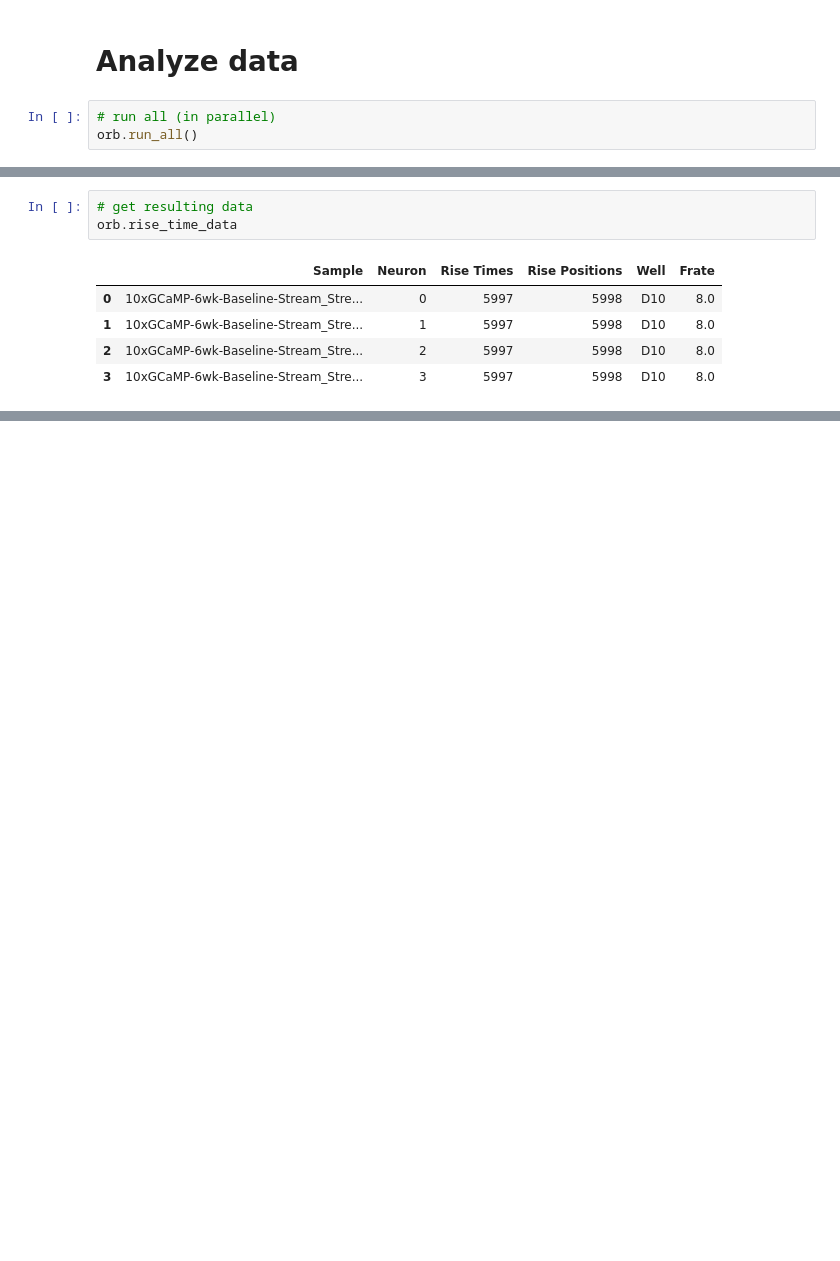
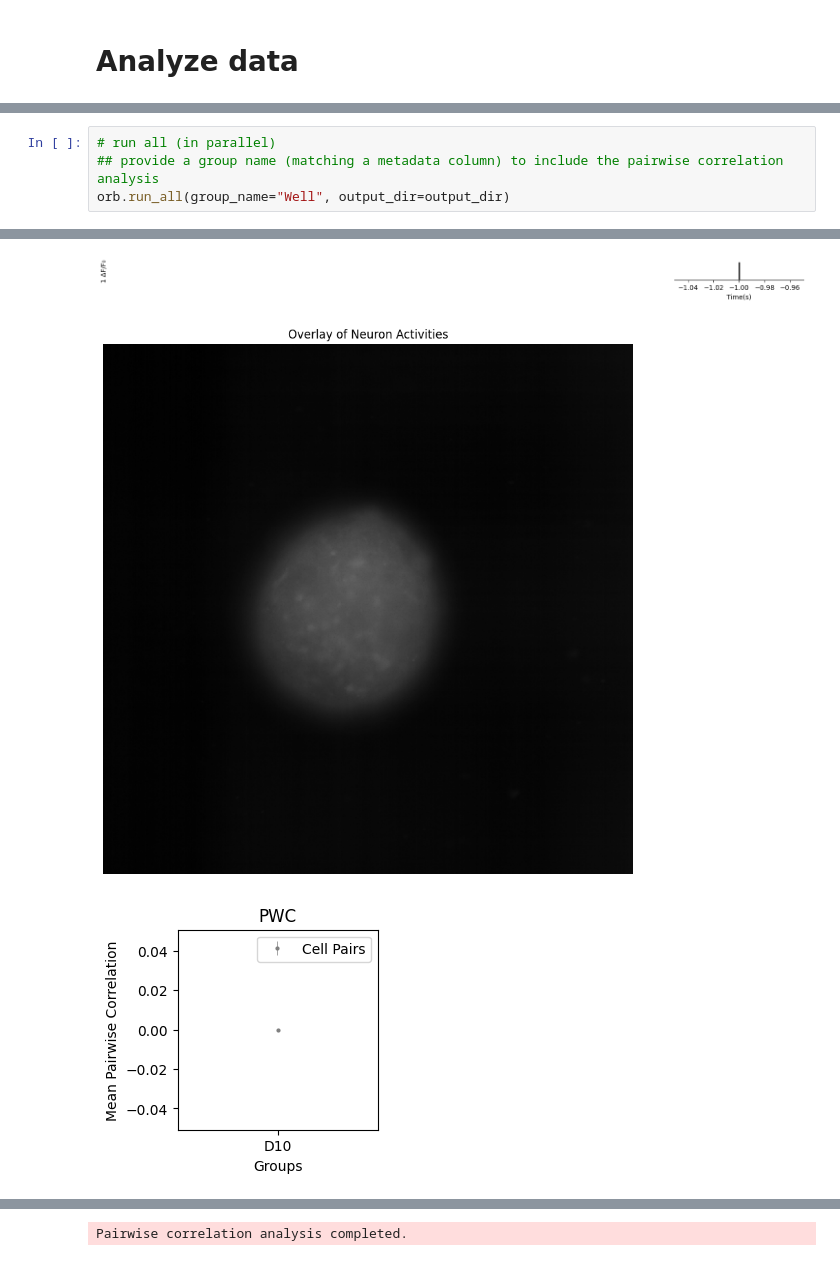
Before and after one commit to ArcInstitute/Wizards-Staff, a Jupyter notebook: wizards_staff_example.ipynb, the cells around one changed output, grey strips where cells are left out. Saved outputs shown, nothing was run; the diff lists cells and outputs as text; blank space fills up the shorter version.

Commit message:
fixed run_all args passing; fixed group name issue with run_all and run_pwc

```diff
--- a/wizards_staff_example.ipynb
+++ b/wizards_staff_example.ipynb
@@ -86,6 +108,3 @@ minprojection : /large_storage/multiomics/projects/lizard_wizard/test_output/mol
 ---
 # %% [markdown]
 # Analyze data
-# %%
-# run all (in parallel)
-orb.run_all()
@@ -106,9 +111,5 @@ INFO:wizards_staff.wizards.orb:'silhouette_scores_data' saved to: wizard_staff_o
-# %%
-# get resulting data
-orb.rise_time_data
-# %% [output]
-|  | Sample | Neuron | Rise Times | Rise Positions | Well | Frate |
-| 0 | 10xGCaMP-6wk-Baseline-Stream_Stre... | 0 | 5997 | 5998 | D10 | 8.0 |
-| 1 | 10xGCaMP-6wk-Baseline-Stream_Stre... | 1 | 5997 | 5998 | D10 | 8.0 |
-| 2 | 10xGCaMP-6wk-Baseline-Stream_Stre... | 2 | 5997 | 5998 | D10 | 8.0 |
-| 3 | 10xGCaMP-6wk-Baseline-Stream_Stre... | 3 | 5997 | 5998 | D10 | 8.0 |
+# %%
+# run all (in parallel)
+## provide a group name (matching a metadata column) to include the pairwise correlation analysis
+orb.run_all(group_name="Well", output_dir=output_dir)
+# %% [output]
@@ -114,0 +121,3 @@ orb.rise_time_data
+[figure, added]
+[figure, added]
+[figure, added]
@@ -114,0 +126 @@ orb.rise_time_data
+Pairwise correlation analysis completed.
```
Also changed, not shown: parts of 18 cells of this notebook, 3 other files.
